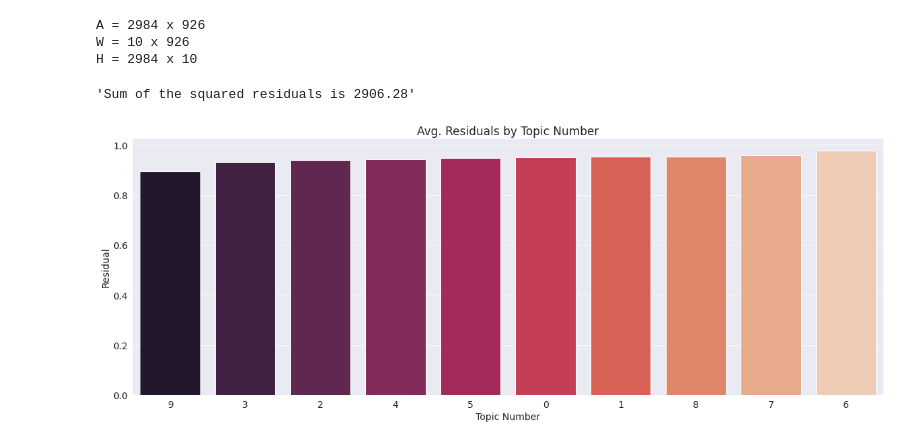
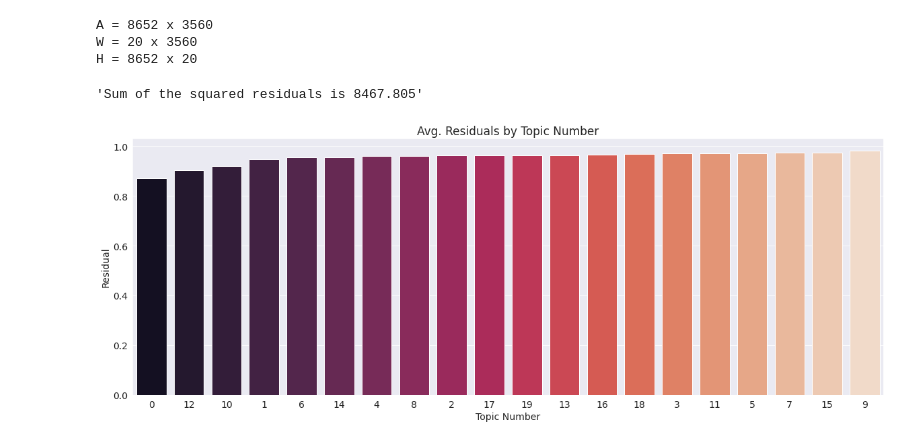
Before and after one commit to ufsj-labPi/cluwords-lattes, a Jupyter notebook: modeling.ipynb, the cells around one changed output. Drawn from its saved outputs; the diff is of its cells as text; code cells hidden in the pictures.

```diff
--- a/modeling.ipynb
+++ b/modeling.ipynb
@@ -135,10 +139,12 @@ Time: 3.85 mins
+# %%
+best_num_topics = 20
 # %%
 # Create the tfidf
 texts = df['clean']
 
 tfidf_vectorizer = TfidfVectorizer(
-    min_df=0.005,
-    max_df=0.85,
+    min_df=0.0005,
+    max_df=0.1,
     max_features=5000,
     ngram_range=(1, 2),
     preprocessor=' '.join
@@ -180,8 +186,7 @@ sparsity: 1.663
 # %%
 # Run the nmf model
 nmf = NMF(
-    n_components=10,
-    #n_components=best_num_topics,
+    n_components=best_num_topics,
     init='nndsvd',
     max_iter=500,
     l1_ratio=0.0,
@@ -191,7 +196,11 @@ nmf = NMF(
     random_state=42
 ).fit(tfidf)
 
-idx_to_word = np.array(tfidf_fn)
-for i, topic in enumerate(nmf.components_):
-    print('Topic {}: {}'.format(i + 1, ','.join([str(x) for x in idx_to_word[topic.argsort()[-10:]]])))
+def list_topics(model, feature_names, no_top_words):
+    idx2word = np.array(feature_names)
+    for i, topic in enumerate(model.components_):
+        print('{:02d}: {}'.format(
+            i + 1, ','.join([x for x in idx2word[topic.argsort()[:-no_top_words - 1:-1]]])))
+
+list_topics(nmf,tfidf_fn,8)
 # %% [output]
@@ -279,8 +304,5 @@ topic_df.head()
 # %%
-id = df['id'].tolist()
-
 df_temp = pd.DataFrame({
-    'id': id,
     'topic_num': docweights.argmax(axis=1)
 })
 
@@ -295,9 +317,10 @@ merged_topic = df_temp.merge(
 df_topics = pd.merge(
     df,
     merged_topic,
-    on='id',
-    how='left'
+    left_index=True,
+    right_index=True
 )
 
+df_topics = df_topics.drop(['w_count','clean'],axis=1)
 df_topics.head(10)
 # %% [output]
@@ -322,9 +345,9 @@ print('A = {} x {}'.format(A.shape[0], A.shape[1]))
 print('W = {} x {}'.format(W.shape[0], W.shape[1]))
 print('H = {} x {}'.format(H.shape[0], H.shape[1]))
 # %% [output]
-A = 2984 x 926
-W = 10 x 926
-H = 2984 x 10
+A = 8652 x 3560
+W = 20 x 3560
+H = 8652 x 20
 # %%
 # Get the residuals for each document
 r = np.zeros(A.shape[0])
@@ -335,7 +358,7 @@ for row in range(A.shape[0]):
 sum_sqrt_res = round(sum(np.sqrt(r)), 3)
 'Sum of the squared residuals is {}'.format(sum_sqrt_res)
 # %% [output]
-'Sum of the squared residuals is 2906.28'
+'Sum of the squared residuals is 8467.805'
 # %%
 # Add the residuals to the df
 df_topics['resid'] = r
@@ -351,33 +374,33 @@ fig = plt.figure(figsize=(20,7))
 
 x = resid_data.index
 y = resid_data['resid']
 
 g = sns.barplot(
     x=x,
     y=y,
     order=x,
     palette='rocket'
 )
 
 g.set_xticklabels(
     g.get_xticklabels(),
     fontsize=14
 )
 
 plt.yticks(fontsize=14)
 plt.xlabel('Topic Number', fontsize=14)
 plt.ylabel('Residual', fontsize=14)
 plt.title('Avg. Residuals by Topic Number', fontsize=17)
 
-file_name = '{}_avg_resid'.format(SELECT_YEAR)
+file_name = '/{}_avg_resid'.format(SELECT_YEAR)
 
 fig.savefig(
     PLOT_PATH + file_name + '.png',
     dpi=fig.dpi,
     bbox_inches='tight'
 )
 
 plt.show()
 # %% [output]
-[figure, old version]
+[figure, new version]
 # %%
```
Also changed, not shown: parts of 12 cells of this notebook, 14 other files.
